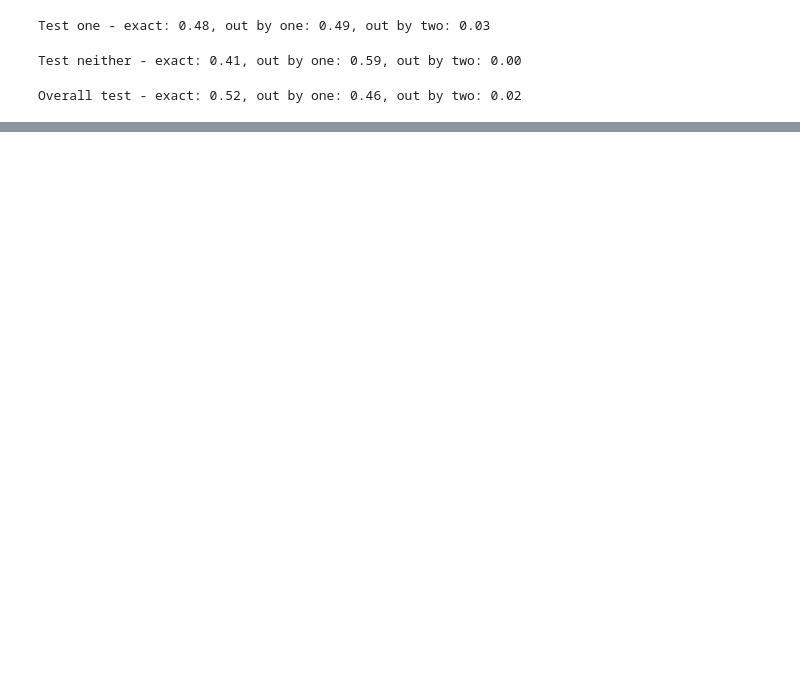
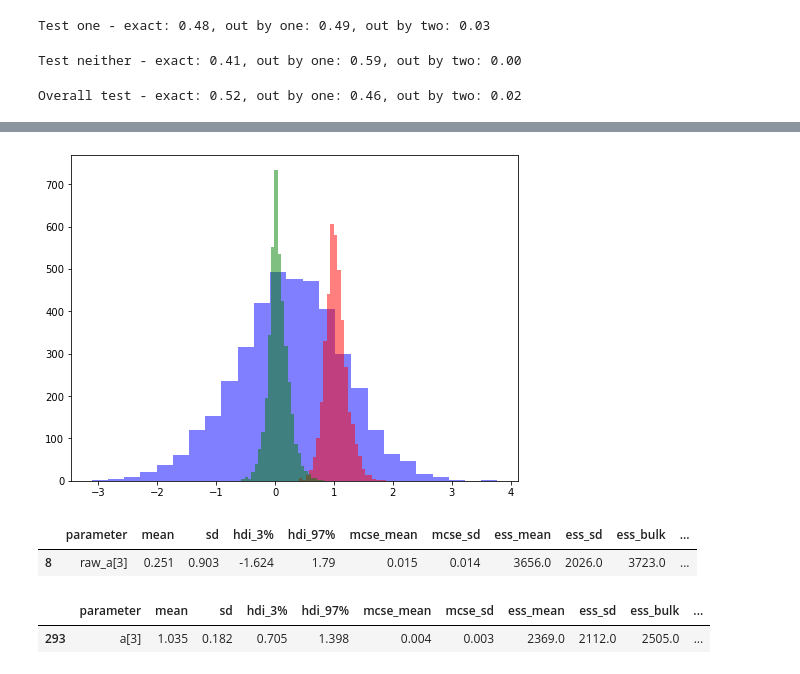
Before and after one commit to maw501/bayesian-chess-prediction, a Jupyter notebook: notebooks/2.fit_ordered_logistic_model.ipynb, the cells around one changed output, grey strips where cells are left out. Drawn from its saved outputs; the diff is of its cells as text; code cells hidden in the pictures; blank space fills up the shorter version.

```diff
--- a/notebooks/2.fit_ordered_logistic_model.ipynb
+++ b/notebooks/2.fit_ordered_logistic_model.ipynb
@@ -315,0 +318,26 @@ plt.hist(a0, bins=bins, color="red", alpha=0.25);
+# %%
+player_id = 3
+a_id_prior = prior_score[player_id]
+
+raw_a_id = params["raw_a"][:, player_id]
+b = params["b"]
+a_id_posterior = params["a"][:, player_id]
+sigma_a = params["sigma_a"]
+
+bins = 25
+fig, ax = plt.subplots(figsize=(8, 6), sharex=True)
+ax.hist(raw_a_id, bins=bins, color="blue", alpha=0.5);
+ax.hist(a_id_posterior, bins=bins, color="red", alpha=0.5);
+ax.hist(raw_a_id*sigma_a, bins=bins, color="green", alpha=0.5);
+# %% [output]
+[figure, added]
+# %%
+summary_df.loc[summary_df["parameter"] == f"raw_a[{player_id}]"]
+# %% [output]
+|  | parameter | mean | sd | hdi_3% | hdi_97% | mcse_mean | mcse_sd | ess_mean | ess_sd | ess_bulk | ... |
+| 8 | raw_a[3] | 0.251 | 0.903 | -1.624 | 1.79 | 0.015 | 0.014 | 3656.0 | 2026.0 | 3723.0 | ... |
+# %%
+summary_df.loc[summary_df["parameter"] == f"a[{player_id}]"]
+# %% [output]
+|  | parameter | mean | sd | hdi_3% | hdi_97% | mcse_mean | mcse_sd | ess_mean | ess_sd | ess_bulk | ... |
+| 293 | a[3] | 1.035 | 0.182 | 0.705 | 1.398 | 0.004 | 0.003 | 2369.0 | 2112.0 | 2505.0 | ... |
```
Also changed, not shown: parts of 20 cells of this notebook.
